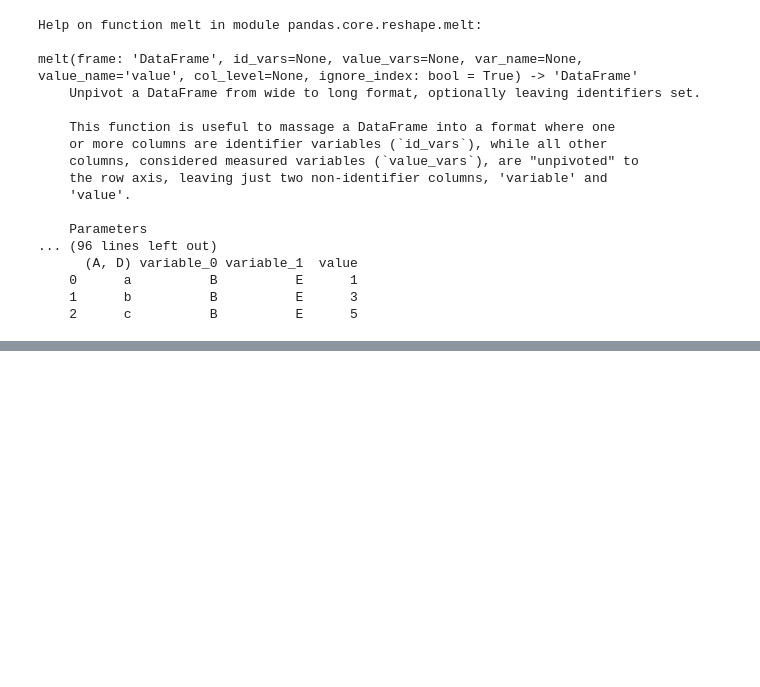
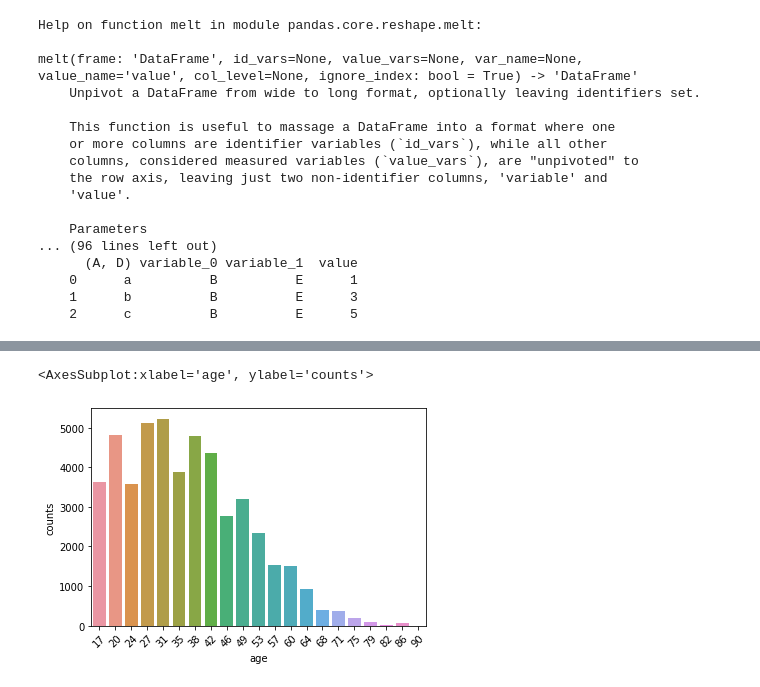
Before and after one commit to mraahemi/Bias_analyzer, a Jupyter notebook: notebooks/AdultDataset.ipynb, the cells around one changed output, grey strips where cells are left out. Drawn from its saved outputs; the diff is of its cells as text; code cells hidden in the pictures; blank space fills up the shorter version.

Commit message:
static plot working

```diff
--- a/notebooks/AdultDataset.ipynb
+++ b/notebooks/AdultDataset.ipynb
@@ -169,2 +40,0 @@ pd.DataFrame.from_tup
-# %%
-hist = np.histogram(age, 100)
@@ -191,7 +40,0 @@ compare_df = pd.DataFrame([[interval.right, y_value]], columns=['x', 'y'])
-# %%
-ax = sns.relplot(
-    data=hist_df, kind="line",
-    x="x", y="y"
-)
-max = 1.03 * hist_df['y'].max()
-plt.vlines(interval.right, hist_df['y'].min(), max, colors='red')
@@ -208,0 +139,19 @@ AttributeError: module 'numpy' has no attribute 'hist'
+# %%
+def create_histogramm(df, column, bins=100, rotate=True, round_xticks=True):
+    hist = np.histogram(df[column], bins)
+
+    df_hist = pd.DataFrame(hist, index=['counts', column]).T
+    df_hist = df_hist[df_hist['counts'] != 0]
+
+    ax = sns.barplot(
+        data=df_hist,
+        x=column, y="counts", orient='v'
+    )
+    if round_xticks:
+        ax.set_xticklabels([int(x) for x in df_hist[column].values])
+    if rotate:
+        for item in ax.get_xticklabels():
+            item.set_rotation(45)
+    return ax
+    # todo: this must be inserted data, don't use "25" here
+    # ax = plt.vlines(25, df_hist['counts'].min(), max_val, colors='red')
@@ -208,0 +168,5 @@ AttributeError: module 'numpy' has no attribute 'hist'
+# %%
+create_histogramm(df, 'age', 20)
+# %% [output]
+<AxesSubplot:xlabel='age', ylabel='counts'>
+[figure, added]
```
Also changed, not shown: parts of 51 cells of this notebook, 7 other files.
